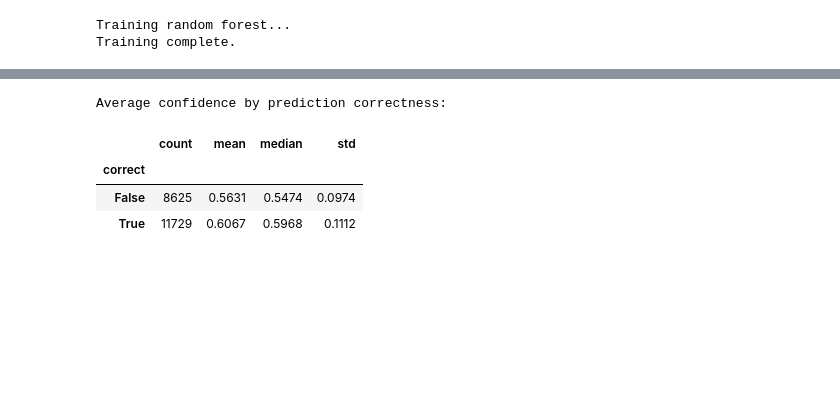
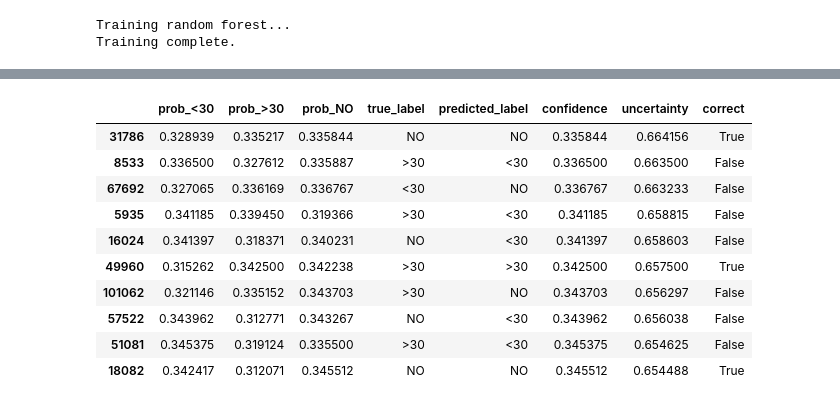
Before and after one commit to AnshulRaghu/ehr-uncertainty, a Jupyter notebook: notebooks/02_baseline_model.ipynb, the cells around one changed output, grey strips where cells are left out. Cells and saved outputs as stored; diff of their text form; code cells hidden in the pictures; blank space fills up the shorter version.

```diff
--- a/notebooks/02_baseline_model.ipynb
+++ b/notebooks/02_baseline_model.ipynb
@@ -51,8 +58,10 @@ from sklearn.metrics import (
     confusion_matrix,
     f1_score,
     log_loss,
+    brier_score_loss,
+    roc_auc_score,
 )
-from sklearn.model_selection import train_test_split
+from sklearn.model_selection import GroupShuffleSplit
 from sklearn.pipeline import Pipeline
 from sklearn.preprocessing import OneHotEncoder, StandardScaler
 from sklearn.ensemble import RandomForestClassifier
@@ -62,6 +71,8 @@ warnings.filterwarnings("ignore")
 pd.set_option("display.max_columns", None)
 pd.set_option("display.max_rows", 100)
 
+RANDOM_STATE = 42
+
 print("Libraries imported successfully.")
 # %% [output]
 Libraries imported successfully.
@@ -647,9 +785,23 @@ probability_df = pd.DataFrame(
 probability_df["true_label"] = y_test
 probability_df["predicted_label"] = y_pred_logistic
 
+probability_columns = [
+    f"prob_{class_name}"
+    for class_name in logistic_model.classes_
+]
+
 probability_df["confidence"] = probability_df[
-    [f"prob_{class_name}" for class_name in logistic_model.classes_]
+    probability_columns
 ].max(axis=1)
 
+probability_df["uncertainty"] = (
+    1 - probability_df["confidence"]
+)
+
+probability_df["correct"] = (
+    probability_df["true_label"]
+    == probability_df["predicted_label"]
+)
+
 display(probability_df.head(10))
 # %% [output]
@@ -683,20 +874,20 @@ Name: confidence, dtype: float64
 # %%
-probability_df["correct"] = (
-    probability_df["true_label"]
-    == probability_df["predicted_label"]
+most_uncertain = (
+    probability_df
+    .sort_values("confidence")
+    .head(10)
 )
 
-print("Average confidence by prediction correctness:")
-
-display(
-    probability_df
-    .groupby("correct")["confidence"]
-    .agg(["count", "mean", "median", "std"])
-    .round(4)
-)
+display(most_uncertain)
 # %% [output]
-Average confidence by prediction correctness:
-|  | count | mean | median | std |
-| correct |  |  |  |  |
-| False | 8625 | 0.5631 | 0.5474 | 0.0974 |
-| True | 11729 | 0.6067 | 0.5968 | 0.1112 |
+|  | prob_<30 | prob_>30 | prob_NO | true_label | predicted_label | confidence | uncertainty | correct |
+| 31786 | 0.328939 | 0.335217 | 0.335844 | NO | NO | 0.335844 | 0.664156 | True |
+| 8533 | 0.336500 | 0.327612 | 0.335887 | >30 | <30 | 0.336500 | 0.663500 | False |
+| 67692 | 0.327065 | 0.336169 | 0.336767 | <30 | NO | 0.336767 | 0.663233 | False |
+| 5935 | 0.341185 | 0.339450 | 0.319366 | >30 | <30 | 0.341185 | 0.658815 | False |
+| 16024 | 0.341397 | 0.318371 | 0.340231 | NO | <30 | 0.341397 | 0.658603 | False |
+| 49960 | 0.315262 | 0.342500 | 0.342238 | >30 | >30 | 0.342500 | 0.657500 | True |
+| 101062 | 0.321146 | 0.335152 | 0.343703 | >30 | NO | 0.343703 | 0.656297 | False |
+| 57522 | 0.343962 | 0.312771 | 0.343267 | NO | <30 | 0.343962 | 0.656038 | False |
+| 51081 | 0.345375 | 0.319124 | 0.335500 | >30 | <30 | 0.345375 | 0.654625 | False |
+| 18082 | 0.342417 | 0.312071 | 0.345512 | NO | NO | 0.345512 | 0.654488 | True |
```
Also changed, not shown: parts of 60 cells of this notebook, 2 other files.
